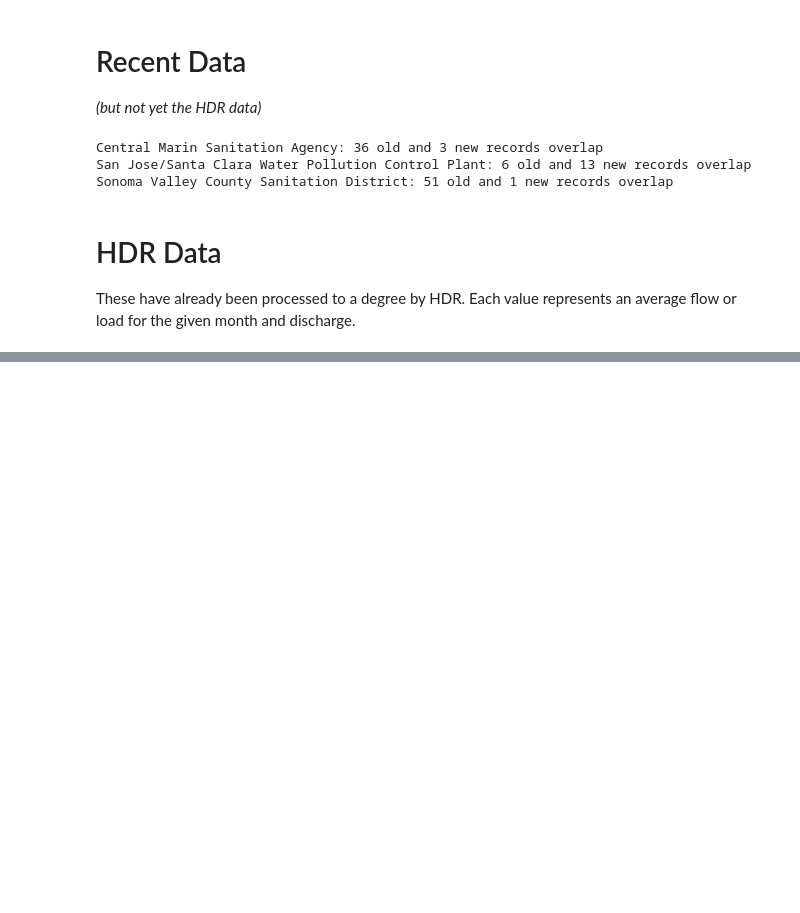
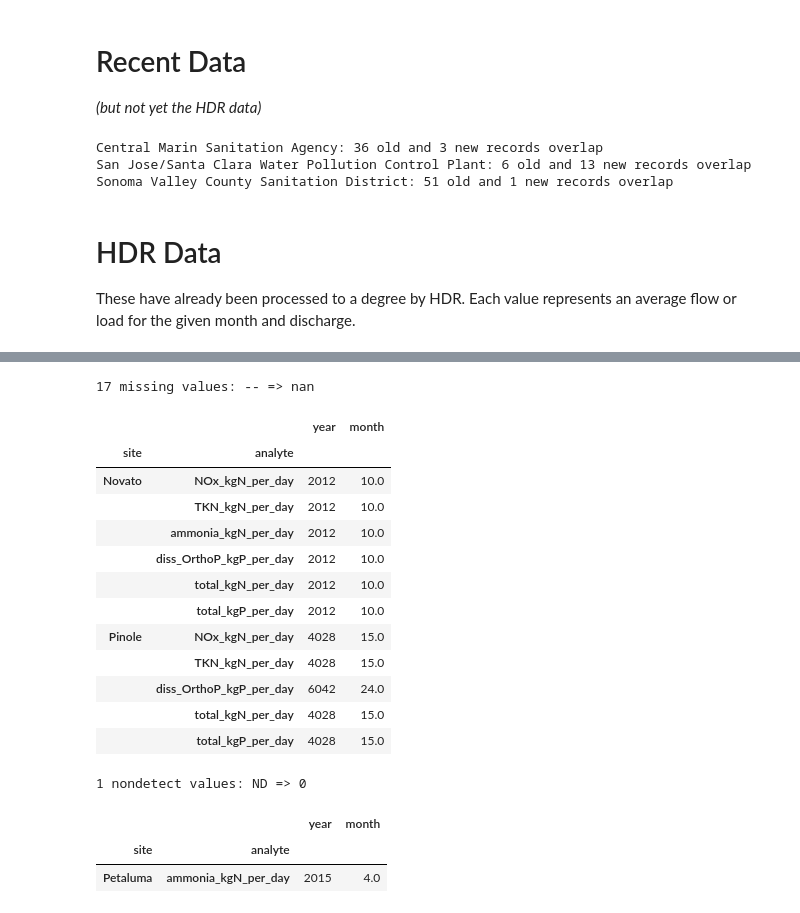
Before and after one commit to rustychris/sfbay_potw, a Jupyter notebook: scripts/compile.ipynb, the cells around one changed output, grey strips where cells are left out. Drawn from its saved outputs; the diff is of its cells as text; code cells hidden in the pictures; blank space fills up the shorter version.

```diff
--- a/scripts/compile.ipynb
+++ b/scripts/compile.ipynb
@@ -1059,7 +1061,47 @@ renames={'Ammonia, Total (as N)_kg/day':'ammonia_kgN_per_day',
         'Orthophosphate, Dissolved (as P)_kg/day':'diss_OrthoP_kgP_per_day'}
 df6=df5.copy()
 df6['analyte']=df6.analyte.map(renames)
+df6['year'] = df6.year.astype('i4')
+
 # make sure we didn't accidentally drop some
 assert len(df6.analyte.unique()) == len(df5.analyte.unique())
+# %%
+# need to fix the datatypes of year,value
+missing=df6.value=='--'
+df6.loc[missing,'value']=np.nan
+print("%d missing values: -- => nan"%np.sum(missing))
+display(df6.loc[missing,:].groupby(['site','analyte']).sum())
+
+nd=df6.value=='ND'
+df6.loc[nd,'value']=0.0 # one point - don't worry about it
+print("%d nondetect values: ND => 0"%np.sum(nd))
+display(df6.loc[nd,:].groupby(['site','analyte']).sum())
+
+for v in df6.value:
+    try:
+        float(v)
+    except:
+        print(v)
+
+df6['value']=df6.value.astype('f4')
+# %% [output]
+17 missing values: -- => nan
+|  |  | year | month |
+| site | analyte |  |  |
+| Novato | NOx_kgN_per_day | 2012 | 10.0 |
+|  | TKN_kgN_per_day | 2012 | 10.0 |
+|  | ammonia_kgN_per_day | 2012 | 10.0 |
+|  | diss_OrthoP_kgP_per_day | 2012 | 10.0 |
+|  | total_kgN_per_day | 2012 | 10.0 |
+|  | total_kgP_per_day | 2012 | 10.0 |
+| Pinole | NOx_kgN_per_day | 4028 | 15.0 |
+|  | TKN_kgN_per_day | 4028 | 15.0 |
+|  | diss_OrthoP_kgP_per_day | 6042 | 24.0 |
+|  | total_kgN_per_day | 4028 | 15.0 |
+|  | total_kgP_per_day | 4028 | 15.0 |
+1 nondetect values: ND => 0
+|  |  | year | month |
+| site | analyte |  |  |
+| Petaluma | ammonia_kgN_per_day | 2015 | 4.0 |
 # %%
 df6.to_csv(os.path.join(compile_path,'hdr_parsed_long.csv'),index=False)
```
Also changed, not shown: parts of 2 cells of this notebook, 3 other files.
